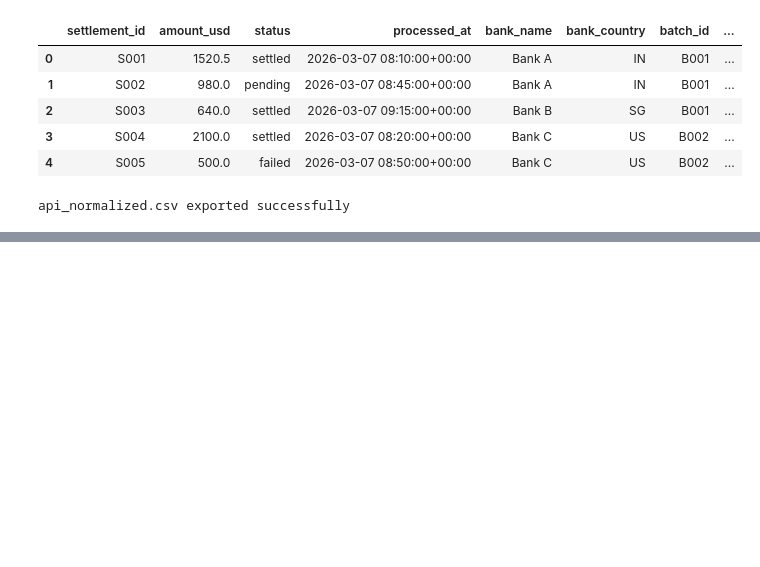
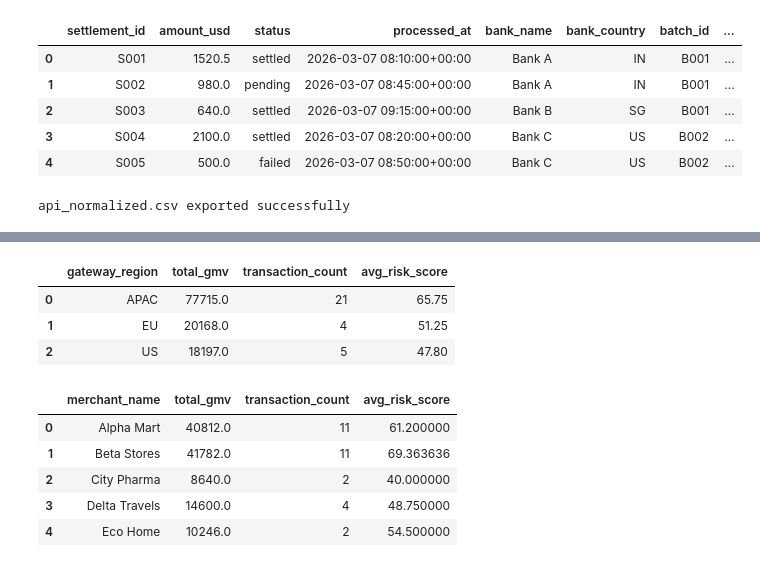
Before and after one commit to Rashminpalkar/fintech-case-study, a Jupyter notebook: 04_python/fintech_pipeline.ipynb, the cells around one changed output, grey strips where cells are left out. Saved outputs shown, nothing was run; the diff lists cells and outputs as text; code cells hidden in the pictures; blank space fills up the shorter version.

```diff
--- a/04_python/fintech_pipeline.ipynb
+++ b/04_python/fintech_pipeline.ipynb
@@ -514,0 +583,52 @@ api_normalized.csv exported successfully
+# %%
+# Region-wise Summary
+
+region_breakdown = (
+    dashboard_data
+    .groupby("gateway_region")
+    .agg(
+        total_gmv=("amount_usd", "sum"),
+        transaction_count=("transaction_id", "count"),
+        avg_risk_score=("risk_score", "mean")
+    )
+    .reset_index()
+)
+
+region_breakdown.to_csv(
+    "../01_data/processed/region_breakdown.csv",
+    index=False
+)
+
+region_breakdown.head()
+# %% [output]
+|  | gateway_region | total_gmv | transaction_count | avg_risk_score |
+| 0 | APAC | 77715.0 | 21 | 65.75 |
+| 1 | EU | 20168.0 | 4 | 51.25 |
+| 2 | US | 18197.0 | 5 | 47.80 |
+# %%
+# Merchant Performance Summary
+
+merchant_performance_summary = (
+    dashboard_data
+    .groupby("merchant_name")
+    .agg(
+        total_gmv=("amount_usd", "sum"),
+        transaction_count=("transaction_id", "count"),
+        avg_risk_score=("risk_score", "mean")
+    )
+    .reset_index()
+)
+
+merchant_performance_summary.to_csv(
+    "../01_data/processed/merchant_performance_summary.csv",
+    index=False
+)
+
+merchant_performance_summary.head()
+# %% [output]
+|  | merchant_name | total_gmv | transaction_count | avg_risk_score |
+| 0 | Alpha Mart | 40812.0 | 11 | 61.200000 |
+| 1 | Beta Stores | 41782.0 | 11 | 69.363636 |
+| 2 | City Pharma | 8640.0 | 2 | 40.000000 |
+| 3 | Delta Travels | 14600.0 | 4 | 48.750000 |
+| 4 | Eco Home | 10246.0 | 2 | 54.500000 |
```
Also changed, not shown: parts of 4 cells of this notebook, 4 other files.
